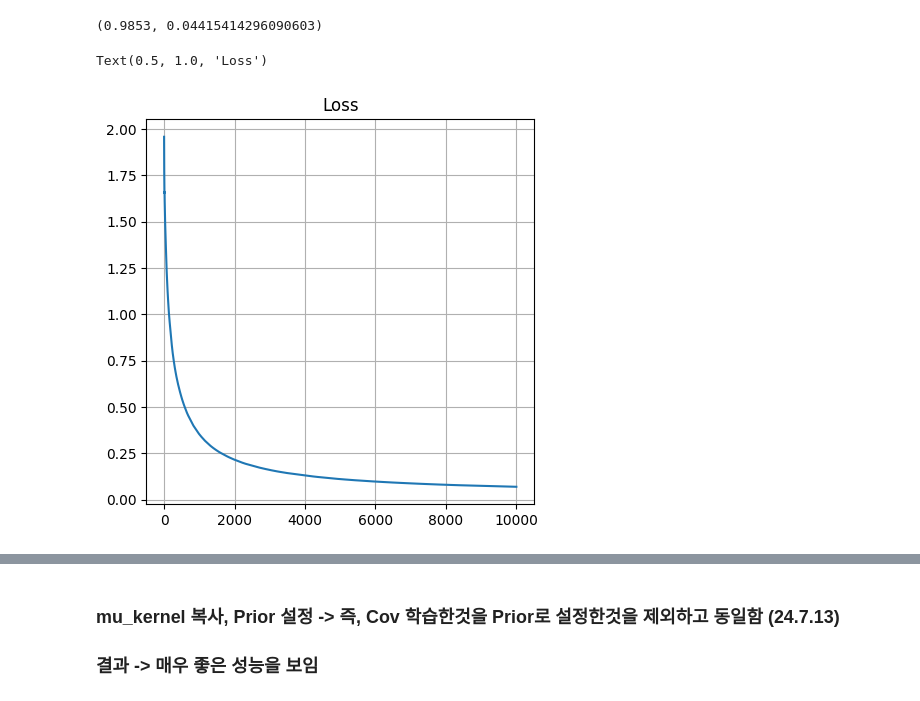
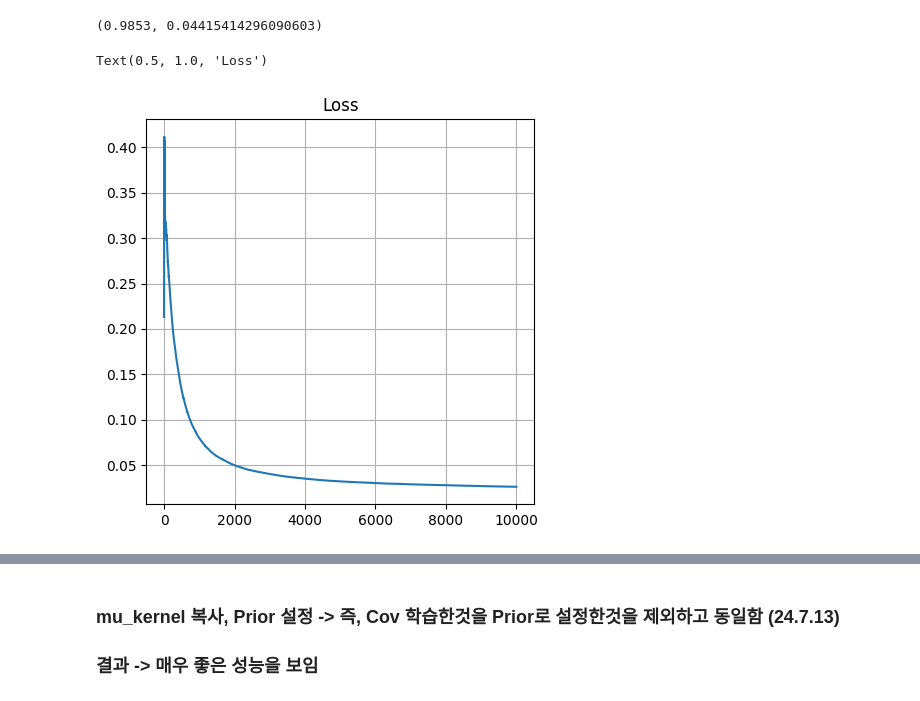
Before and after one commit to godhj93/bayesian-torch, a Jupyter notebook: train.ipynb, the cells around one changed output, grey strips where cells are left out. Cells and saved outputs as stored; diff of their text form; code cells hidden in the pictures.

```diff
--- a/train.ipynb
+++ b/train.ipynb
@@ -1217,7 +1214,7 @@ for idx, _ in tqdm(enumerate(range(10000))):
     w_flat_conv1 = w_conv1_dnn.view(-1)
     w_flat_conv2 = w_conv2_dnn.view(-1)
 
-    epslion = 1e-6
+    epslion = 1e-5
     cov_1 = bnn_multi.conv1.get_covariance_matrix() + epslion * torch.eye(c_in_conv1 * c_out_conv1 * k_conv1 * k_conv1).to(device)
     cov_2 = bnn_multi.conv2.get_covariance_matrix() + epslion * torch.eye(c_in_conv2 * c_out_conv2 * k_conv2 * k_conv2).to(device)
 
@@ -1227,34 +1224,34 @@ for idx, _ in tqdm(enumerate(range(10000))):
 
     nll = (w_bnn_conv1 - w_conv1_dnn).pow(2).mean()
     nll += (w_bnn_conv2 - w_conv2_dnn).pow(2).mean()
 
     optimizer.zero_grad()
     nll.backward()  # Do not use retain_graph=True
     optimizer.step()
 
     mu_log.append(mu_flat_conv1.mean().item() + mu_flat_conv2.mean().item())
 
     losses.append(nll.item())
 
     mean_loss.append(np.mean(losses))
 
 plt.figure(figsize=(5,5))
 # plt.subplot(1,3,1)
 # plt.imshow(cov_not_optimized[:9,:9])
 # plt.title('Covariance matrix (not optimized)')
 
 # plt.subplot(1,3,2)
 # i=1
 # plt.imshow(bnn_multi.conv1.get_covariance_matrix().cpu().detach().numpy()[:,:][:9*i,:9*i])
 # plt.title('Covariance matrix (optimized)')
 # plt.colorbar()
 # plt.subplot(1,3,3)
 plt.plot(mean_loss[:])
 plt.grid()
 plt.title('Loss')
 # %% [output]
 Text(0.5, 1.0, 'Loss')
-[figure, old version]
+[figure, new version]
 # %%
 import torch
 import matplotlib.pyplot as plt
```
Also changed, not shown: parts of 14 cells of this notebook, 3 other files.
